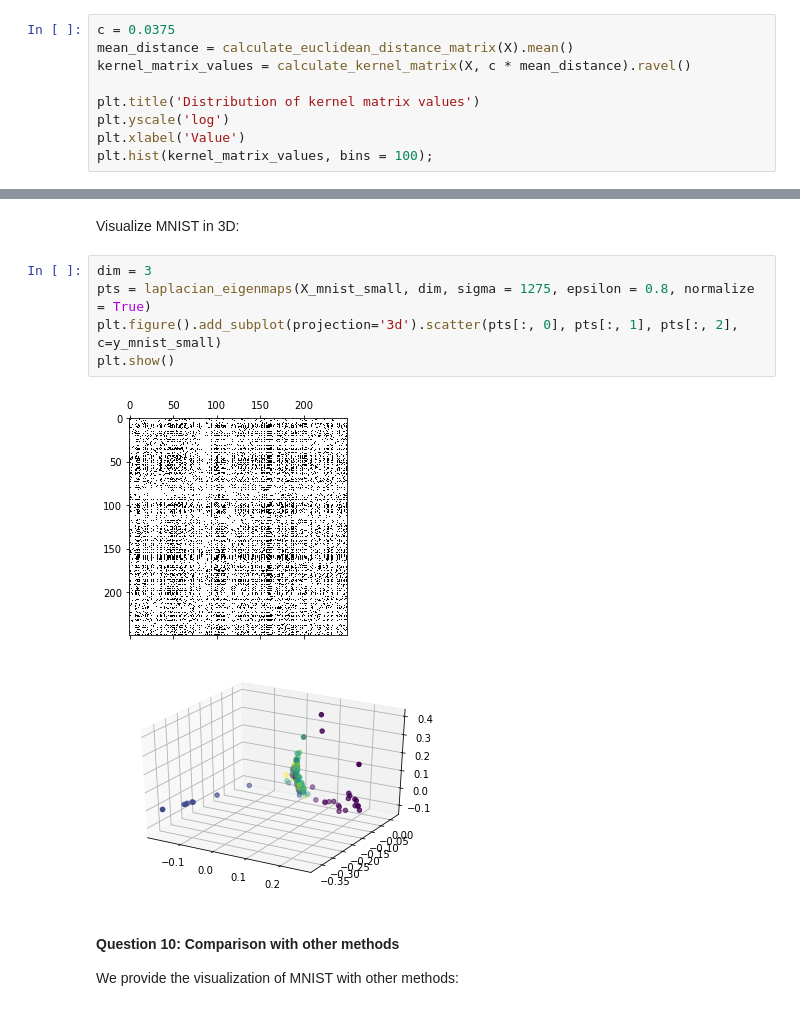
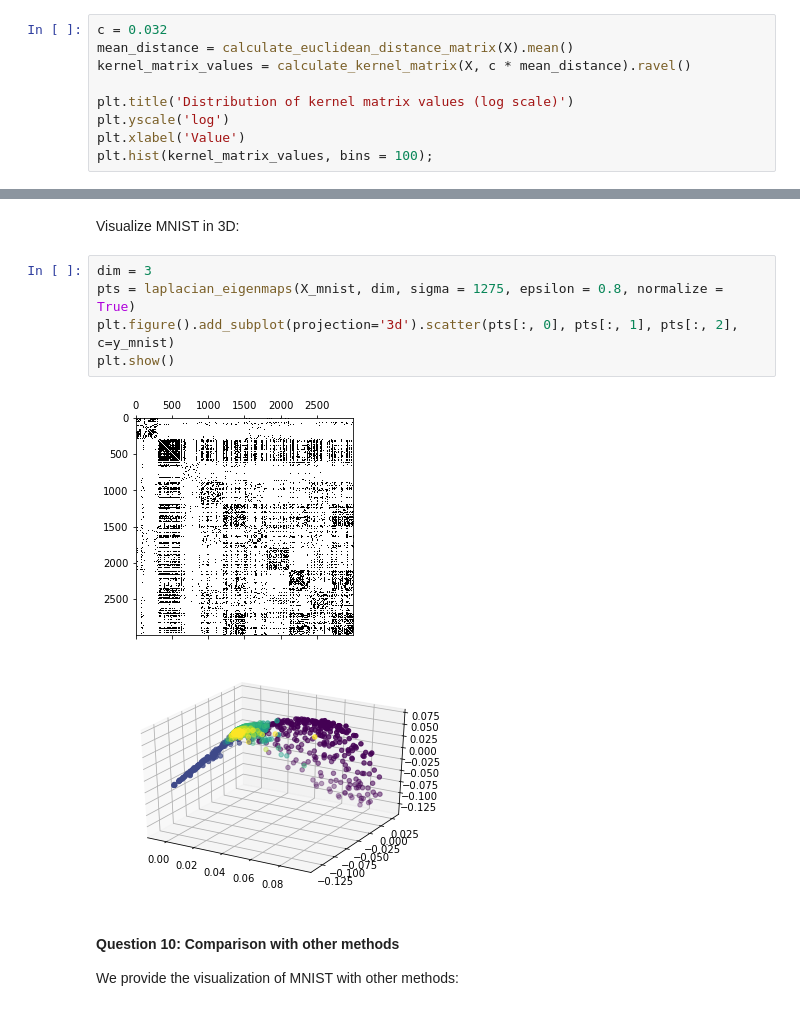
Before and after one commit to ljupche98/A-network-tour-of-data-science, a Jupyter notebook: Assignment2_Learning_with_graphs.ipynb, the cells around one changed output, grey strips where cells are left out. Drawn from its saved outputs; the diff is of its cells as text.

```diff
--- a/Assignment2_Learning_with_graphs.ipynb
+++ b/Assignment2_Learning_with_graphs.ipynb
@@ -99,11 +99,11 @@ def epsilon_similarity_graph(X: np.ndarray, sigma=1, epsilon=0):
     adjacency = (distance_matrix < epsilon).astype(int)
     return adjacency
 # %%
-c = 0.0375
+c = 0.032
 mean_distance = calculate_euclidean_distance_matrix(X).mean()
 kernel_matrix_values = calculate_kernel_matrix(X, c * mean_distance).ravel()
 
-plt.title('Distribution of kernel matrix values')
+plt.title('Distribution of kernel matrix values (log scale)')
 plt.yscale('log')
 plt.xlabel('Value')
 plt.hist(kernel_matrix_values, bins = 100);
@@ -415,12 +420,12 @@ plt.show()
 Visualize MNIST in 3D:
 # %%
 dim = 3
-pts = laplacian_eigenmaps(X_mnist_small, dim, sigma = 1275, epsilon = 0.8, normalize = True)
-plt.figure().add_subplot(projection='3d').scatter(pts[:, 0], pts[:, 1], pts[:, 2], c=y_mnist_small)
+pts = laplacian_eigenmaps(X_mnist, dim, sigma = 1275, epsilon = 0.8, normalize = True)
+plt.figure().add_subplot(projection='3d').scatter(pts[:, 0], pts[:, 1], pts[:, 2], c=y_mnist)
 plt.show()
 # %% [output]
-[figure, old version]
+[figure, new version]
-[figure, old version]
+[figure, new version]
 # %% [markdown]
 #### Question 10: Comparison with other methods
 We provide the visualization of MNIST with other methods:
```
Also changed, not shown: parts of 33 cells of this notebook.
